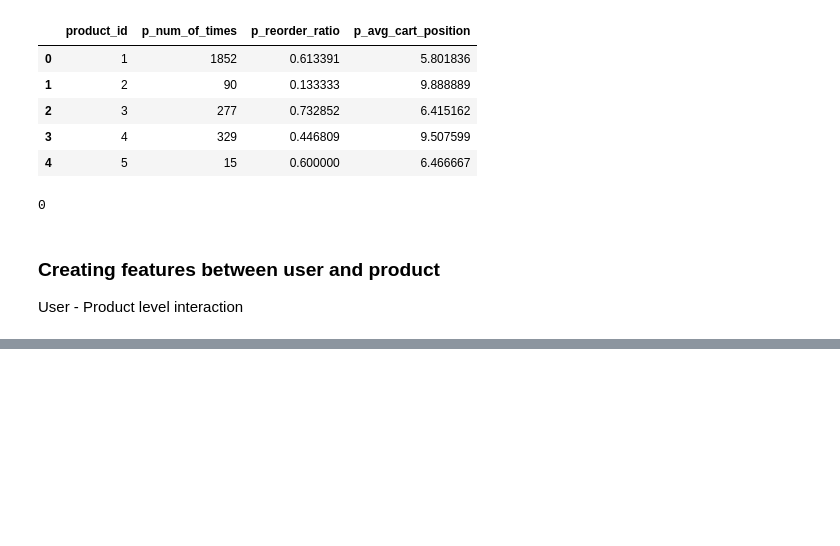
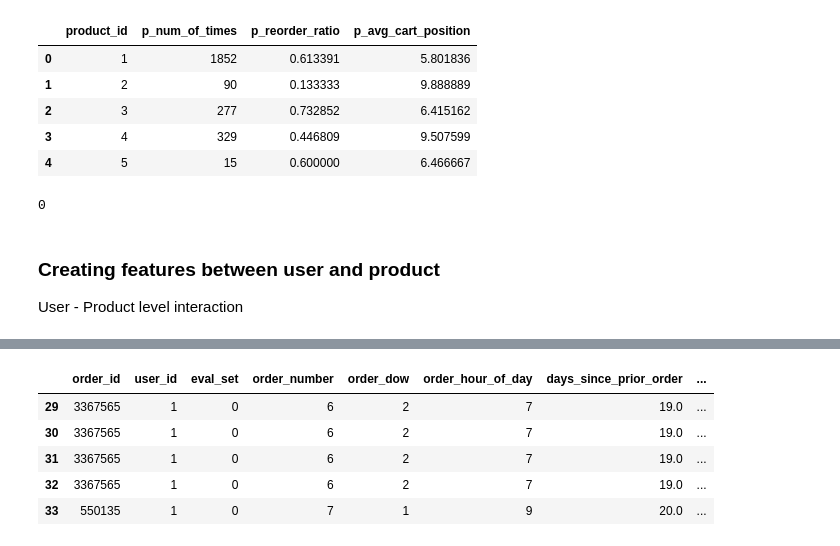
Before and after one commit to saimadhu27/instacart_analysis, a Jupyter notebook: notebook_eda.ipynb, the cells around one changed output, grey strips where cells are left out. Saved outputs shown, nothing was run; the diff lists cells and outputs as text; code cells hidden in the pictures; blank space fills up the shorter version.

```diff
--- a/notebook_eda.ipynb
+++ b/notebook_eda.ipynb
@@ -469,0 +593,5 @@ User - Product level interaction
+# %%
+#How many times a customer bought a product on its last 5 orders.
+#Reversing the order number for each product.
+prior_orders['order_number_back'] = prior_orders.groupby(by=['user_id'])['order_number'].transform(max) - prior_orders.order_number + 1
+prior_orders.head()
@@ -469,0 +605,11 @@ User - Product level interaction
+# %%
+#keeping only the first 5 orders from the order_number_back.
+temp = prior_orders.loc[prior_orders.order_number_back <= 5]
+temp.head()
+# %% [output]
+|  | order_id | user_id | eval_set | order_number | order_dow | order_hour_of_day | days_since_prior_order | ... |
+| 29 | 3367565 | 1 | 0 | 6 | 2 | 7 | 19.0 | ... |
+| 30 | 3367565 | 1 | 0 | 6 | 2 | 7 | 19.0 | ... |
+| 31 | 3367565 | 1 | 0 | 6 | 2 | 7 | 19.0 | ... |
+| 32 | 3367565 | 1 | 0 | 6 | 2 | 7 | 19.0 | ... |
+| 33 | 550135 | 1 | 0 | 7 | 1 | 9 | 20.0 | ... |
```
Also changed, not shown: parts of 24 cells of this notebook.
